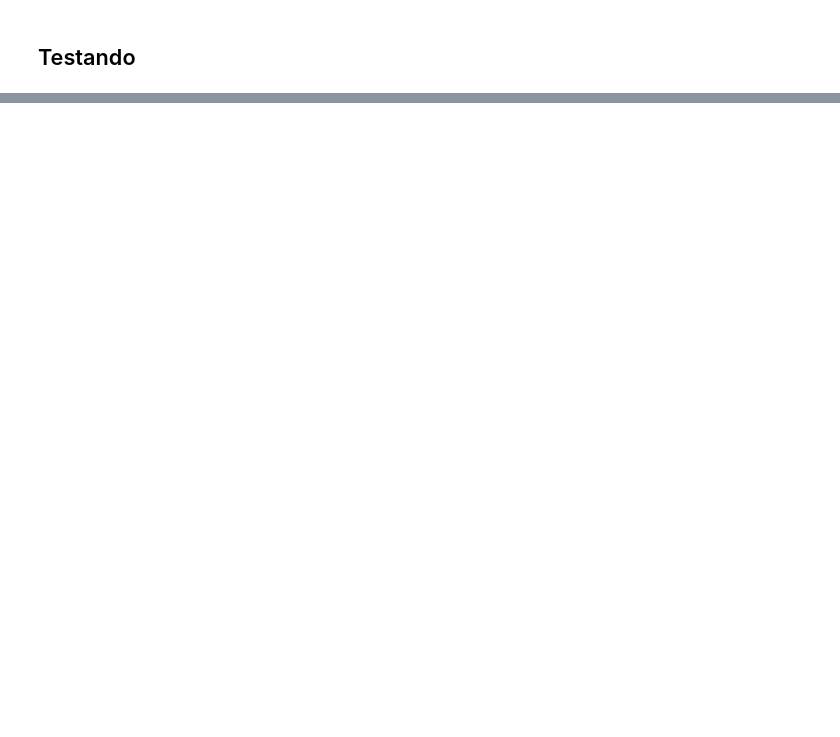
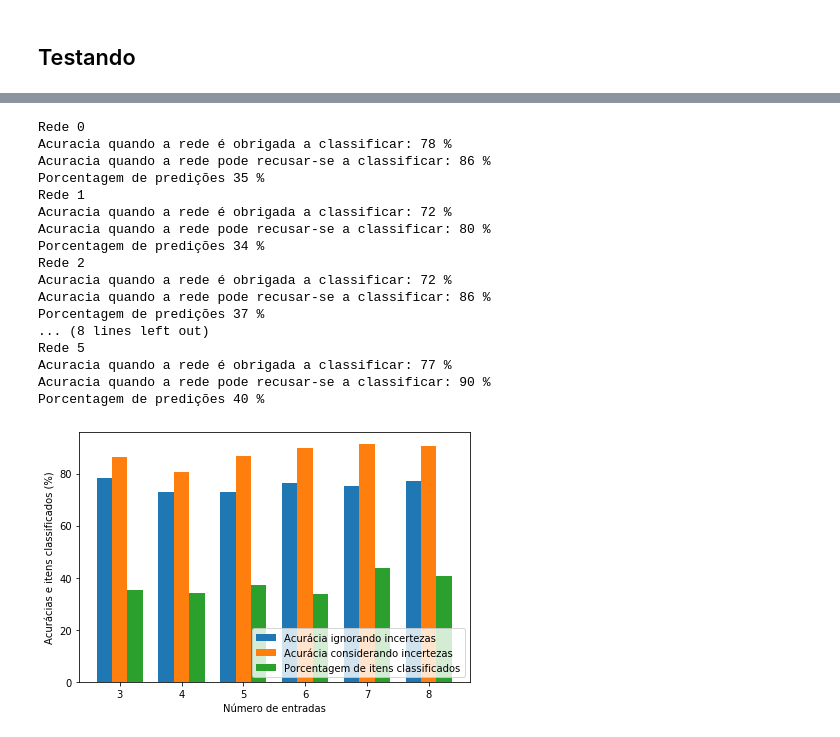
Before and after one commit to italodellagarza/TPMineracaoDados, a Jupyter notebook: test.ipynb, the cells around one changed output, grey strips where cells are left out. Saved outputs shown, nothing was run; the diff lists cells and outputs as text; code cells hidden in the pictures; blank space fills up the shorter version.

```diff
--- a/test.ipynb
+++ b/test.ipynb
@@ -97,0 +81,78 @@ Acuracia: 77 %
+# %%
+labels_network = ['3','4', '5','6','7','8']
+accurs_1 = []
+accurs_2 = []
+percentages = []
+
+for i in range(len(neural_networks)):
+    print("Rede %d" % i)
+    correct = 0
+    total = 0
+    for j, data in enumerate(batched_datasets[i]['test']):
+        atributes, labels = data
+        predicted = neural_networks[i].predict(atributes.float(), 200)
+        total += labels.size(0)
+        correct += (predicted == labels).sum().item()
+        accur_1 = 100 * correct / total
+    print("Acuracia quando a rede é obrigada a classificar: %d %%" % accur_1)
+
+    correct = 0
+    total = 0
+    total_predicted_for = 0
+    for j, data in enumerate(batched_datasets[i]['test']):
+        atributes, labels = data
+        total_minibatch, correct_minibatch, predictions_minibatch = neural_networks[i].test_batch(
+            atributes.float(),
+            labels,
+            200,
+            0.8
+        )
+        total += total_minibatch
+        correct += correct_minibatch
+        total_predicted_for += predictions_minibatch
+    accur_2 = 0
+    if(total_predicted_for > 0):
+        accur_2 = 100 * correct / total_predicted_for
+
+    accurs_1.append(accur_1)
+    accurs_2.append(accur_2)
+    percentages.append((100 *total_predicted_for/ total))
+    print("Acuracia quando a rede pode recusar-se a classificar: %d %%" % accur_2)
+    print("Porcentagem de predições %d %%" % (100 *total_predicted_for/ total))
+
+location = np.arange(len(neural_networks))
+width = 0.25
+fig, ax = plt.subplots()
+rects1 = ax.bar(location - width, accurs_1, width, label='Acurácia ignorando incertezas')
+rects2 = ax.bar(location, accurs_2, width, label='Acurácia considerando incertezas')
+rects3 = ax.bar(location + width, percentages, width, label='Porcentagem de itens classificados')
+
+ax.set_xticks(location)
+ax.set_xticklabels(labels_network)
+ax.legend(loc='lower right')
+
+
+fig.tight_layout()
+plt.xlabel("Número de entradas")
+plt.ylabel("Acurácias e itens classificados (%)")
+
+plt.show()
+# %% [output]
+Rede 0
+Acuracia quando a rede é obrigada a classificar: 78 %
+Acuracia quando a rede pode recusar-se a classificar: 86 %
+Porcentagem de predições 35 %
+Rede 1
+Acuracia quando a rede é obrigada a classificar: 72 %
+Acuracia quando a rede pode recusar-se a classificar: 80 %
+Porcentagem de predições 34 %
+Rede 2
+Acuracia quando a rede é obrigada a classificar: 72 %
+Acuracia quando a rede pode recusar-se a classificar: 86 %
+Porcentagem de predições 37 %
+... (8 lines left out)
+Rede 5
+Acuracia quando a rede é obrigada a classificar: 77 %
+Acuracia quando a rede pode recusar-se a classificar: 90 %
+Porcentagem de predições 40 %
+[figure, added]
```
Also changed, not shown: parts of 2 cells of this notebook, 3 other files.
